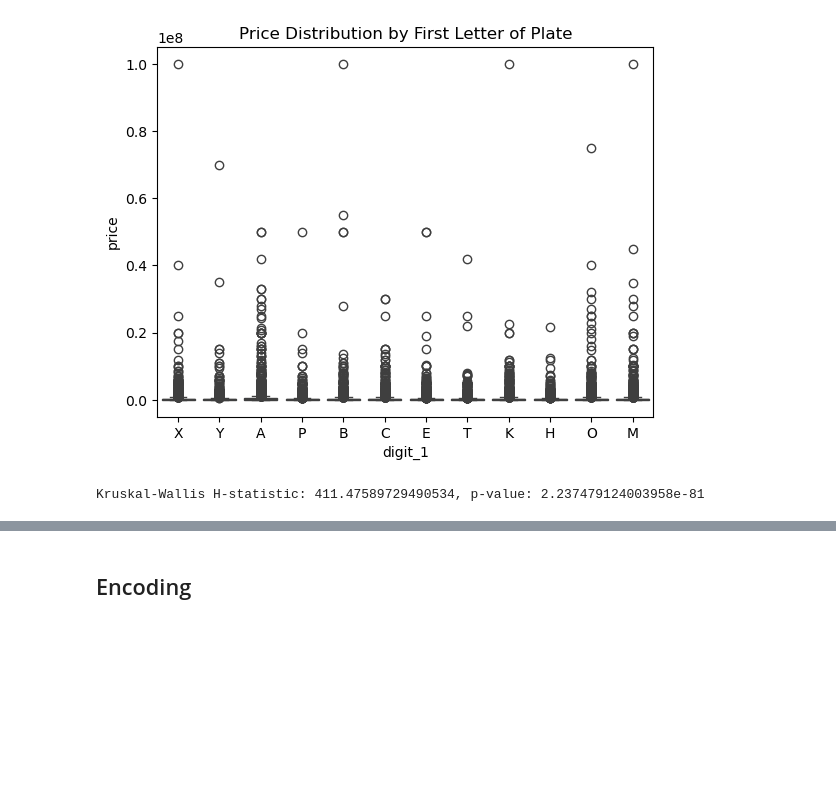
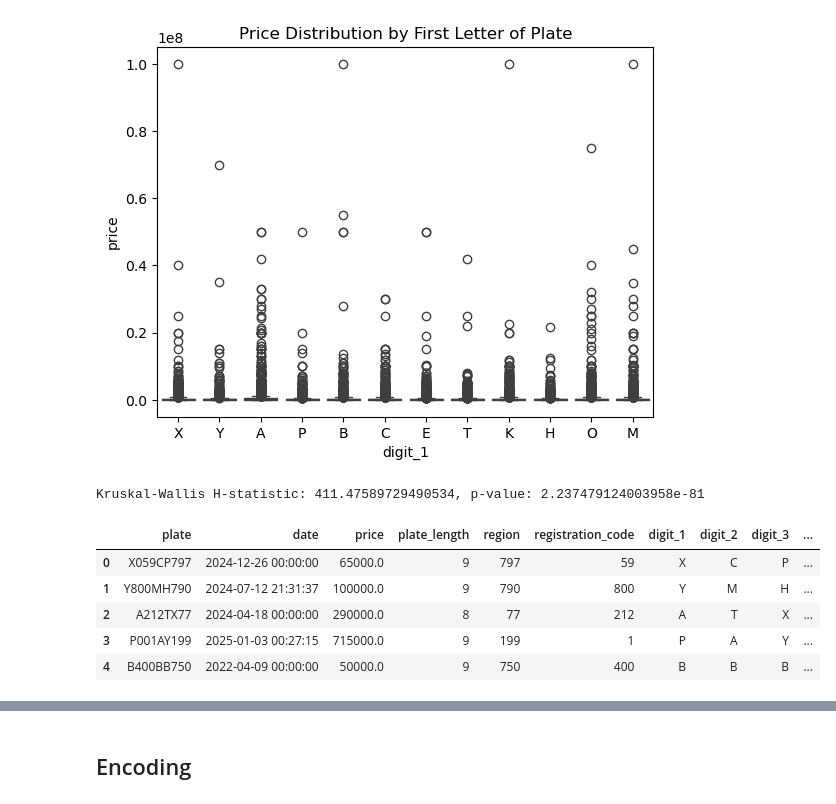
Before and after one commit to woxane/Russian-Car-Plates-Prices-Prediction, a Jupyter notebook: russian-car-plate.ipynb, the cells around one changed output, grey strips where cells are left out. Drawn from its saved outputs; the diff is of its cells as text; code cells hidden in the pictures; blank space fills up the shorter version.

```diff
--- a/russian-car-plate.ipynb
+++ b/russian-car-plate.ipynb
@@ -152,0 +168,10 @@ Kruskal-Wallis H-statistic: 411.47589729490534, p-value: 2.237479124003958e-81
+# %%
+df['registration_consecutive_count'] = df['plate'].apply(lambda x: count_consecutive_equal_digits(x[1:4]))
+df.head()
+# %% [output]
+|  | plate | date | price | plate_length | region | registration_code | digit_1 | digit_2 | digit_3 | ... |
+| 0 | X059CP797 | 2024-12-26 00:00:00 | 65000.0 | 9 | 797 | 59 | X | C | P | ... |
+| 1 | Y800MH790 | 2024-07-12 21:31:37 | 100000.0 | 9 | 790 | 800 | Y | M | H | ... |
+| 2 | A212TX77 | 2024-04-18 00:00:00 | 290000.0 | 8 | 77 | 212 | A | T | X | ... |
+| 3 | P001AY199 | 2025-01-03 00:27:15 | 715000.0 | 9 | 199 | 1 | P | A | Y | ... |
+| 4 | B400BB750 | 2022-04-09 00:00:00 | 50000.0 | 9 | 750 | 400 | B | B | B | ... |
```
Also changed, not shown: parts of 9 cells of this notebook.
